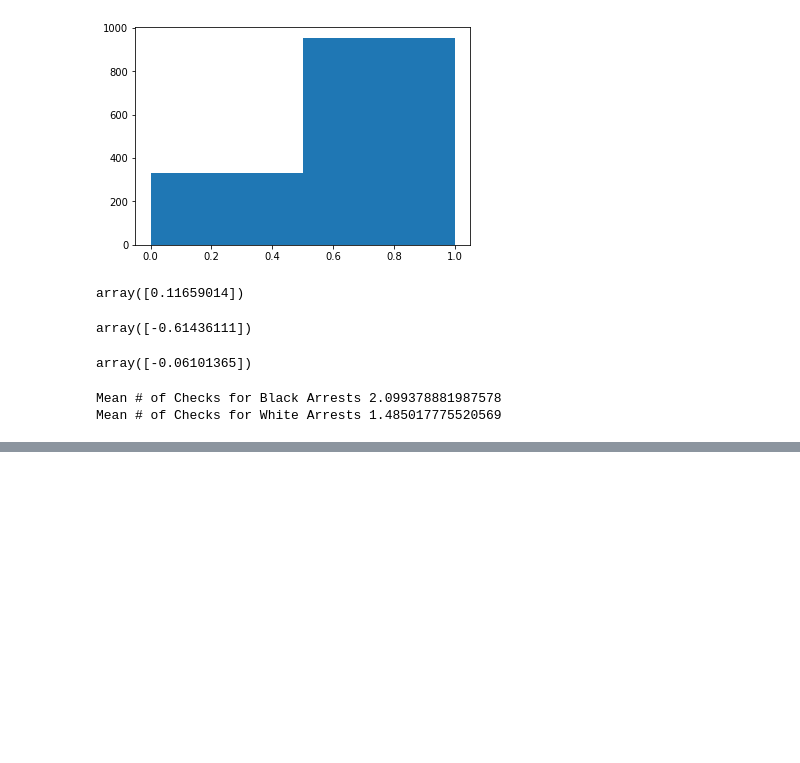
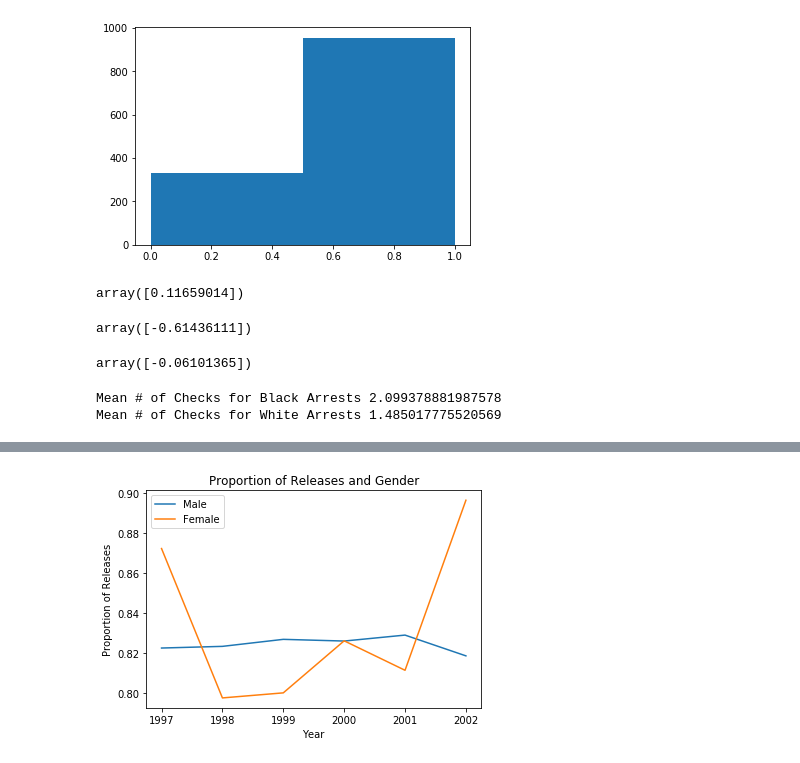
Before and after one commit to chenganyi/2950-final, a Jupyter notebook: Data_Analysis.ipynb, the cells around one changed output, grey strips where cells are left out. Saved outputs shown, nothing was run; the diff lists cells and outputs as text; code cells hidden in the pictures; blank space fills up the shorter version.

```diff
--- a/Data_Analysis.ipynb
+++ b/Data_Analysis.ipynb
@@ -95,0 +114,34 @@ Another flaw of this data is that it fails to have data on racial identites beyo
+# %%
+Arrests["sex"] = Arrests["sex"].map(dict(Male=1, Female=0))
+# %%
+year_list = [1997,1998,1999,2000,2001,2002]
+male_year_avg = []
+female_year_avg = []
+for year in year_list:
+    male_r = 0
+    male_u = 0
+    female_r = 0
+    female_u = 0
+    for x in range(len(Arrests [ Arrests["year"] == year ])):
+        if Arrests["sex"][x] == 1:
+            if Arrests["released"][x] == 1:
+                male_r += 1
+            elif Arrests["released"][x] == 0:
+                male_u += 1
+        elif Arrests["sex"][x] == 0:
+            if Arrests["released"][x] == 1:
+                female_r += 1
+            elif Arrests["released"][x] == 0:
+                female_u += 1
+    male_year_avg.append(male_r/(male_r+male_u))
+    female_year_avg.append(female_r/(female_r+female_u))
+# %%
+plt.plot(year_list, male_year_avg, Label = "Male")
+plt.plot(year_list, female_year_avg, Label = "Female")
+plt.xlabel("Year")
+plt.ylabel("Proportion of Releases")
+plt.title("Proportion of Releases and Gender")
+plt.legend()
+plt.show()
+# %% [output]
+[figure, added]
```
Also changed, not shown: parts of 22 cells of this notebook.
